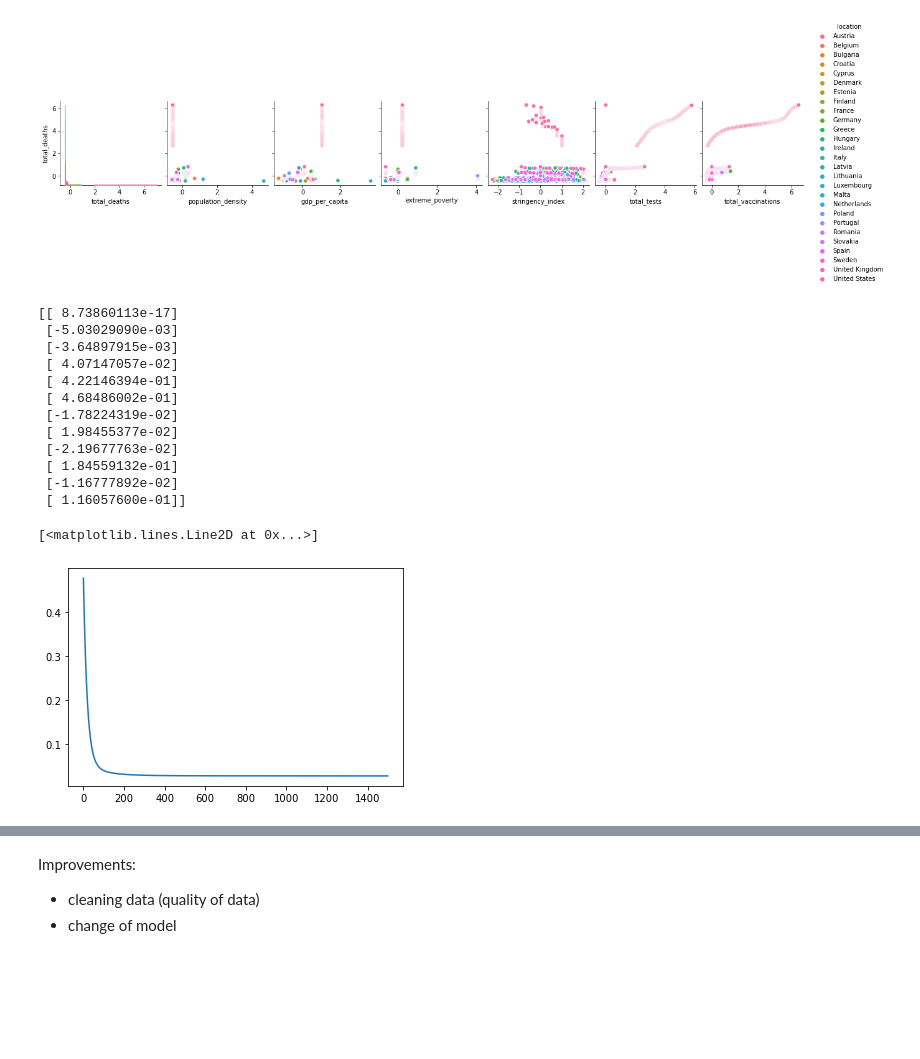
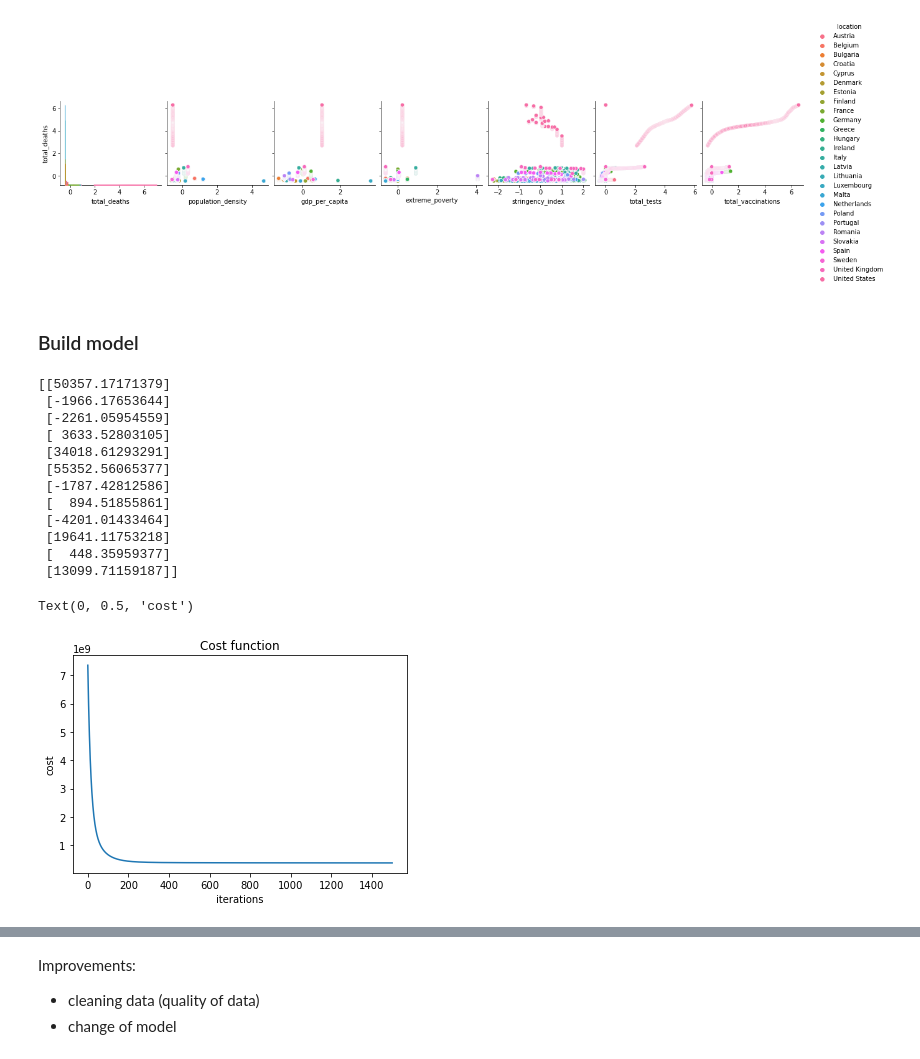
Before and after one commit to shanghongsim/term3_dtp, a Jupyter notebook: T3 2D project .ipynb, the cells around one changed output, grey strips where cells are left out. Saved outputs shown, nothing was run; the diff lists cells and outputs as text; code cells hidden in the pictures; blank space fills up the shorter version.

```diff
--- a/T3 2D project .ipynb
+++ b/T3 2D project .ipynb
@@ -108,3 +107,16 @@ Others
 - `continent`
 - `location`
 - `date`
+# %%
+columns=['date','location','continent','population_density','gdp_per_capita','total_deaths',
+         'extreme_poverty','stringency_index','total_tests','total_vaccinations',
+         'reproduction_rate','handwashing_facilities','hospital_beds_per_thousand','hosp_patients_per_million',
+         'hosp_patients','icu_patients_per_million','icu_patients']
+
+df_covid = df.loc[((df['location']=='Austria')| (df['location']=='Belgium') | (df['location']=='Bulgaria') | (df['location']=='Croatia') |
+(df['location']=='Cyprus') | (df['location']=='Czech Republic') | (df['location']=='Denmark') | (df['location']=='Estonia') | (df['location']=='Finland') |
+(df['location']=='France') | (df['location']=='Germany') | (df['location']=='Greece') | (df['location']=='Hungary') | (df['location']=='Ireland') |
+(df['location']=='Italy') | (df['location']=='Latvia') | (df['location']=='Lithuania') | (df['location']=='Luxembourg') |
+(df['location']=='Malta') | (df['location']=='Netherlands') | (df['location']=='Poland') | (df['location']=='Portugal') | (df['location']=='Romania')|
+(df['location']=='Slovakia')| (df['location']=='Spain')| (df['location']=='Sweden')| (df['location']=='United Kingdom')| (df['location']=='United States')) &
+((df['date']> '2021-01-01') & (df['date']< '2021-11-17')) ,columns]
@@ -217,3 +200,5 @@ myplot = sns.pairplot(data=result, hue='location',x_vars=['total_deaths','popula
+# %% [markdown]
+### Build model
 # %%
 def normalize_z(df):
     dfout=(df-df.mean(axis=0))/df.std(axis=0)
@@ -300,57 +292,60 @@ def r2_score(y, ypred):
     # calcuate r2
     return 1-(ssres/sstot)
 # %%
-# get features and targets from data frame
+# Get features and targets from data frame
 feature=['population_density','gdp_per_capita',
          'stringency_index','total_tests','total_vaccinations',
          'reproduction_rate','hospital_beds_per_thousand','hosp_patients_per_million',
          'hosp_patients','icu_patients_per_million','icu_patients']
 
-df_feature, df_target = get_features_targets(result, feature, ['total_deaths'])
+df_feature, df_target = get_features_targets(df_covid, feature, ['total_deaths'])
+# print(df_feature.describe())
 
-# normalize the feature using z normalization (done above)
+# Normalize features
+df_feature_z=normalize_z(df_feature)
+# print(df_feature_z.describe())
 
-# print(df_feature.describe())
-X = prepare_feature(df_feature)
+# Prepare X and target vector
+X = prepare_feature(df_feature_z)
 # print(X)
 m=X.shape[1]
 target = prepare_target(df_target)
 
+# Set up gradient descent
 iterations = 1500
 alpha = 0.01
 beta = np.zeros((m,1))
 
-# call the gradient_descent function
+# Call the gradient_descent function
 beta, J_storage = gradient_descent(X, target, beta, alpha, iterations)
-# print('---',beta)
 
-# call the predict method to get the predicted values
+# Call the predict method to get the y predicted
 pred = predict(df_feature, beta)
 with np.printoptions(threshold=np.inf):
     print(beta)
 
-
-
-# why the coeff different from norm eqn, look into matrix invertibility
 #'handwashing_facilities',
 # %% [output]
-[[ 8.73860113e-17]
- [-5.03029090e-03]
- [-3.64897915e-03]
- [ 4.07147057e-02]
- [ 4.22146394e-01]
- [ 4.68486002e-01]
- [-1.78224319e-02]
- [ 1.98455377e-02]
- [-2.19677763e-02]
- [ 1.84559132e-01]
- [-1.16777892e-02]
- [ 1.16057600e-01]]
+[[50357.17171379]
+ [-1966.17653644]
+ [-2261.05954559]
+ [ 3633.52803105]
+ [34018.61293291]
+ [55352.56065377]
+ [-1787.42812586]
+ [  894.51855861]
+ [-4201.01433464]
+ [19641.11753218]
+ [  448.35959377]
+ [13099.71159187]]
-# %%
-plt.plot(J_storage)
-# %% [output]
-[<matplotlib.lines.Line2D at 0x...>]
-[figure, removed]
+# %%
+plt.plot(J_storage)
+plt.title('Cost function')
+plt.xlabel('iterations')
+plt.ylabel('cost')
+# %% [output]
+Text(0, 0.5, 'cost')
+[figure, added]
 # %%
 feature=['population_density','gdp_per_capita',
          'stringency_index','total_tests','total_vaccinations',
```
Also changed, not shown: parts of 15 cells of this notebook, 1 other file.
